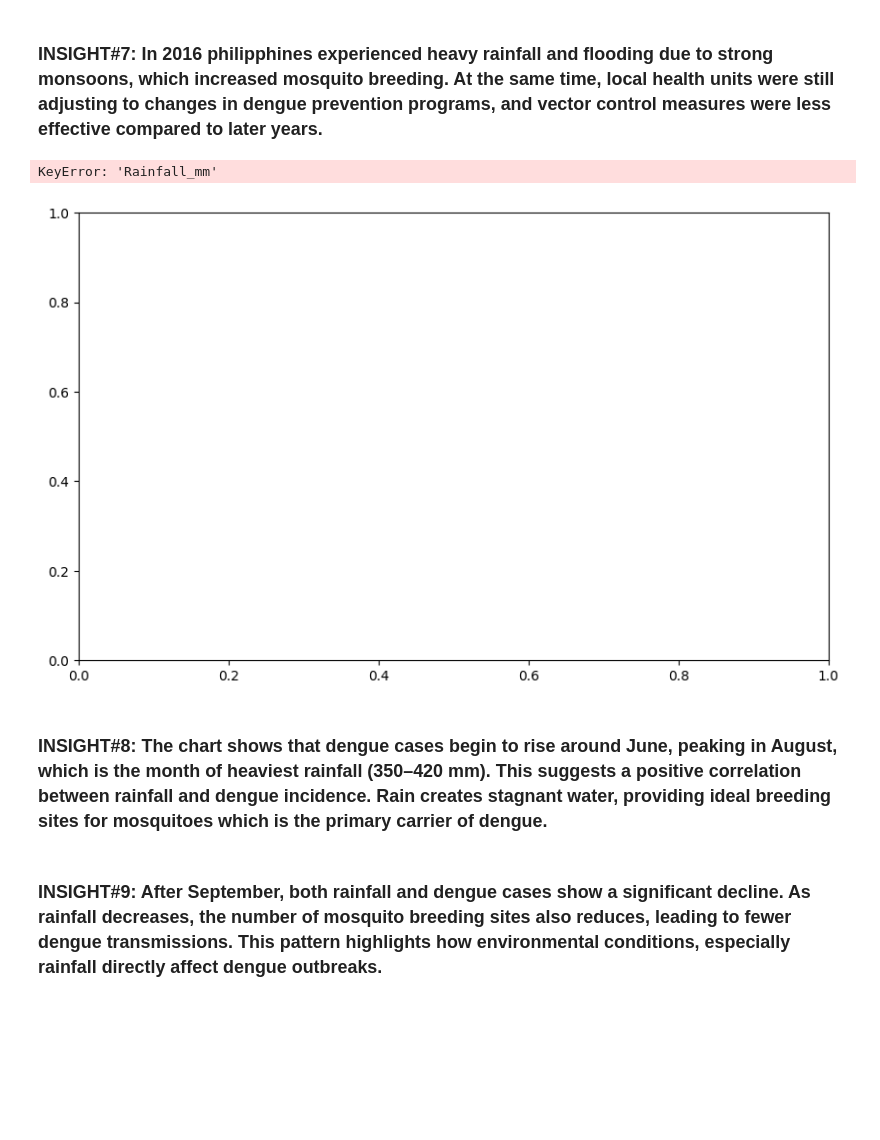
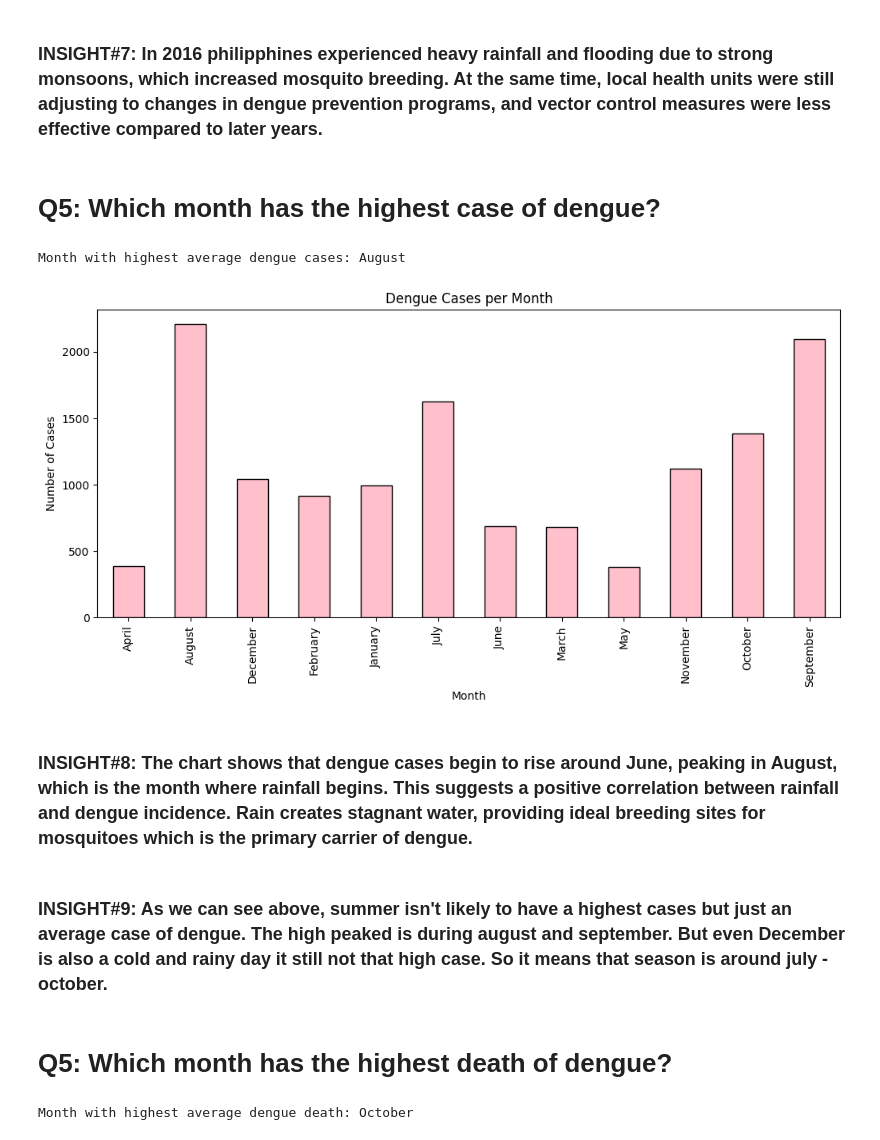
Before and after one commit to ashley0601/finals, a Jupyter notebook: PROJECT3_DENGUE.ipynb, the cells around one changed output. Saved outputs shown, nothing was run; the diff lists cells and outputs as text; code cells hidden in the pictures; blank space fills up the shorter version.

```diff
--- a/PROJECT3_DENGUE.ipynb
+++ b/PROJECT3_DENGUE.ipynb
@@ -174,29 +174,24 @@ plt.show()
 # %% [markdown]
 <h3>INSIGHT#7: In 2016 philipphines experienced heavy rainfall and flooding due to strong monsoons, which increased mosquito breeding.
 At the same time, local health units were still adjusting to changes in dengue prevention programs, and vector control measures were less effective compared to later years.</h3>
-# %%
-# dengue + climate dataset
-data = {
-    'Month': ['Jan','Feb','Mar','Apr','May','Jun','Jul','Aug','Sep','Oct','Nov','Dec'],
-    'Rainfall_mm': [80, 90, 120, 180, 210, 350, 400, 420, 380, 200, 150, 100],
-    'Dengue_Cases': [150, 180, 250, 400, 800, 1800, 3200, 5000, 4200, 3000, 1500, 800]
-}
-
-fig, ax1 = plt.subplots(figsize=(10,6))
-
-ax1.bar(df['Month'], df['Rainfall_mm'], color='skyblue', label='Rainfall (mm)')
-ax2 = ax1.twinx()
-ax2.plot(df['Month'], df['Dengue_Cases'], color='red', marker='o', label='Dengue Cases')
-
-ax1.set_xlabel('Month')
-ax1.set_ylabel('Rainfall (mm)', color='blue')
-ax2.set_ylabel('Dengue Cases', color='red')
-plt.title('Relationship Between Rainfall and Dengue Cases (Philippines Example)')
-plt.show()
-# %% [output]
-KeyError: 'Rainfall_mm'
-[figure, removed]
+# %% [markdown]
+<H1>Q5: Which month has the highest case of dengue?</H1>
+# %%
+peak_month = df.groupby('Month')['Dengue_Cases'].mean().idxmax()
+avg_cases = df.groupby('Month')['Dengue_Cases'].mean()
+print("Month with highest average dengue cases:", peak_month)
+# %% [output]
+Month with highest average dengue cases: August
+# %%
+plt.figure(figsize=(12,5))
+avg_cases.plot(kind='bar', color='pink', edgecolor='black')
+plt.title("Dengue Cases per Month")
+plt.xlabel("Month")
+plt.ylabel("Number of Cases")
+plt.show()
+# %% [output]
+[figure, added]
 # %% [markdown]
-<h3>INSIGHT#8: The chart shows that dengue cases begin to rise around June, peaking in August, which is the month of heaviest rainfall (350–420 mm). This suggests a positive correlation between rainfall and dengue incidence. Rain creates stagnant water, providing ideal breeding sites for mosquitoes which is the primary carrier of dengue.</H3>
+<h3>INSIGHT#8: The chart shows that dengue cases begin to rise around June, peaking in August, which is the month where rainfall begins. This suggests a positive correlation between rainfall and dengue incidence. Rain creates stagnant water, providing ideal breeding sites for mosquitoes which is the primary carrier of dengue.</H3>
 # %% [markdown]
-<h3>INSIGHT#9: After September, both rainfall and dengue cases show a significant decline. As rainfall decreases, the number of mosquito breeding sites also reduces, leading to fewer dengue transmissions. This pattern highlights how environmental conditions, especially rainfall directly affect dengue outbreaks.</h3>
+<h3>INSIGHT#9: As we can see above, summer isn't likely to have a highest cases but just an average case of dengue. The high peaked is during august and september. But even December is also a cold and rainy day it still not that high case. So it means that season is around july - october.</h3>
@@ -206,0 +198,8 @@ print("Month with highest average dengue cases:", peak_month)
+# %% [markdown]
+<H1>Q5: Which month has the highest death of dengue?</H1>
+# %%
+peak_month = df.groupby('Month')['Dengue_Deaths'].mean().idxmax()
+avg_cases = df.groupby('Month')['Dengue_Deaths'].mean()
+print("Month with highest average dengue death:", peak_month)
+# %% [output]
+Month with highest average dengue death: October
```
Also changed, not shown: parts of 3 cells of this notebook.
